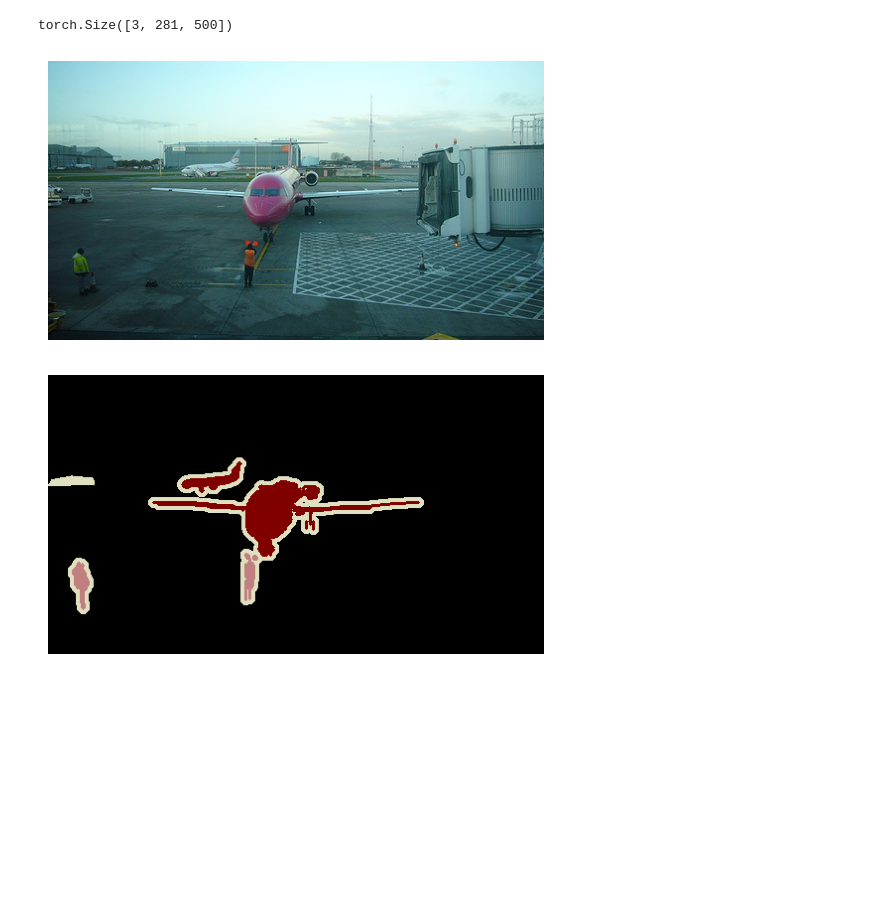
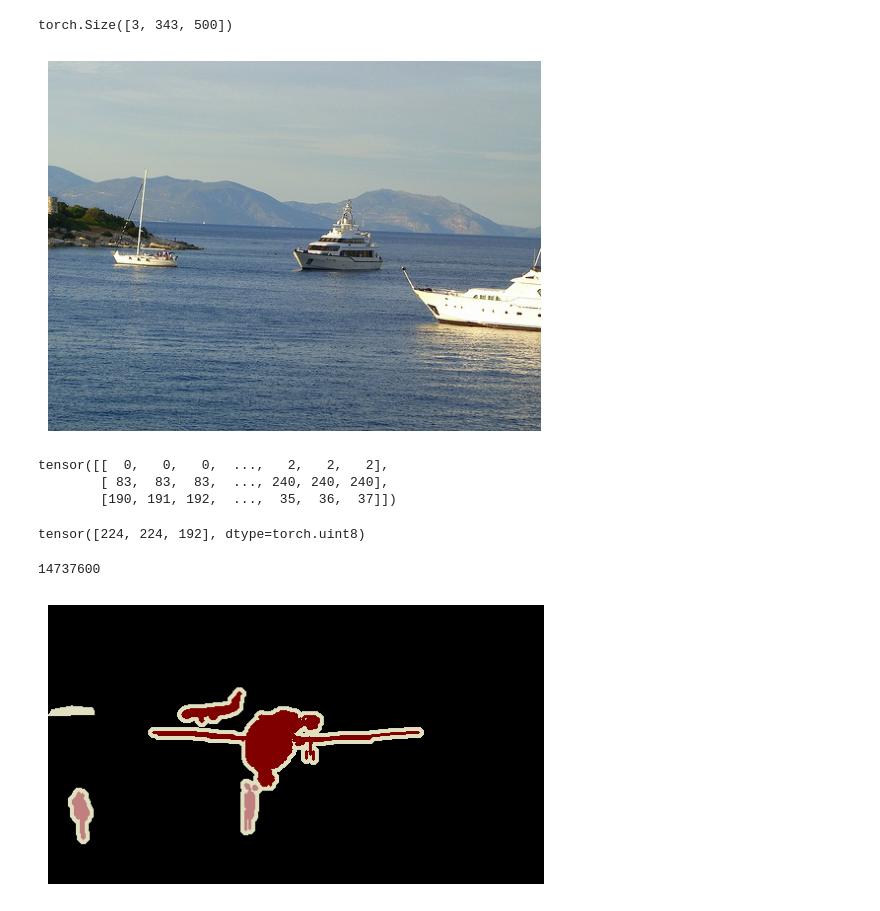
Before and after one commit to Longcodedao/fcn-pytorch-implement, a Jupyter notebook: datasets/pascal_voc.ipynb, the cells around one changed output. Drawn from its saved outputs; the diff is of its cells as text; code cells hidden in the pictures; blank space fills up the shorter version.

```diff
--- a/datasets/pascal_voc.ipynb
+++ b/datasets/pascal_voc.ipynb
@@ -27,15 +28,33 @@ def read_voc_images(voc_dir, is_train = True):
 
 train_features, train_labels = read_voc_images(dataset_dir, True)
 # %%
-train_features[0].shape
+train_features[9].shape
 # %% [output]
-torch.Size([3, 281, 500])
+torch.Size([3, 343, 500])
 # %%
-plt.imshow(train_features[0].permute(1, 2, 0))
+plt.imshow(train_features[6].permute(1, 2, 0))
 plt.axis('off')
 plt.show()
 # %% [output]
-[figure, old version]
+[figure, new version]
+# %%
+segment_img = train_labels[0]
+non_zero_position = segment_img != 0
+non_zero_indices = np.argwhere(non_zero_position)
+
+print(non_zero_indices)
+# %% [output]
+tensor([[  0,   0,   0,  ...,   2,   2,   2],
+        [ 83,  83,  83,  ..., 240, 240, 240],
+        [190, 191, 192,  ...,  35,  36,  37]])
+# %%
+segment_img[:, 83, 190]
+# %% [output]
+tensor([224, 224, 192], dtype=torch.uint8)
+# %%
+(224 * 256 + 224) * 256 + 192
+# %% [output]
+14737600
 # %%
 plt.imshow(train_labels[0].permute(1, 2, 0))
 plt.axis('off')
```
Also changed, not shown: parts of 11 cells of this notebook, 3 other files.
